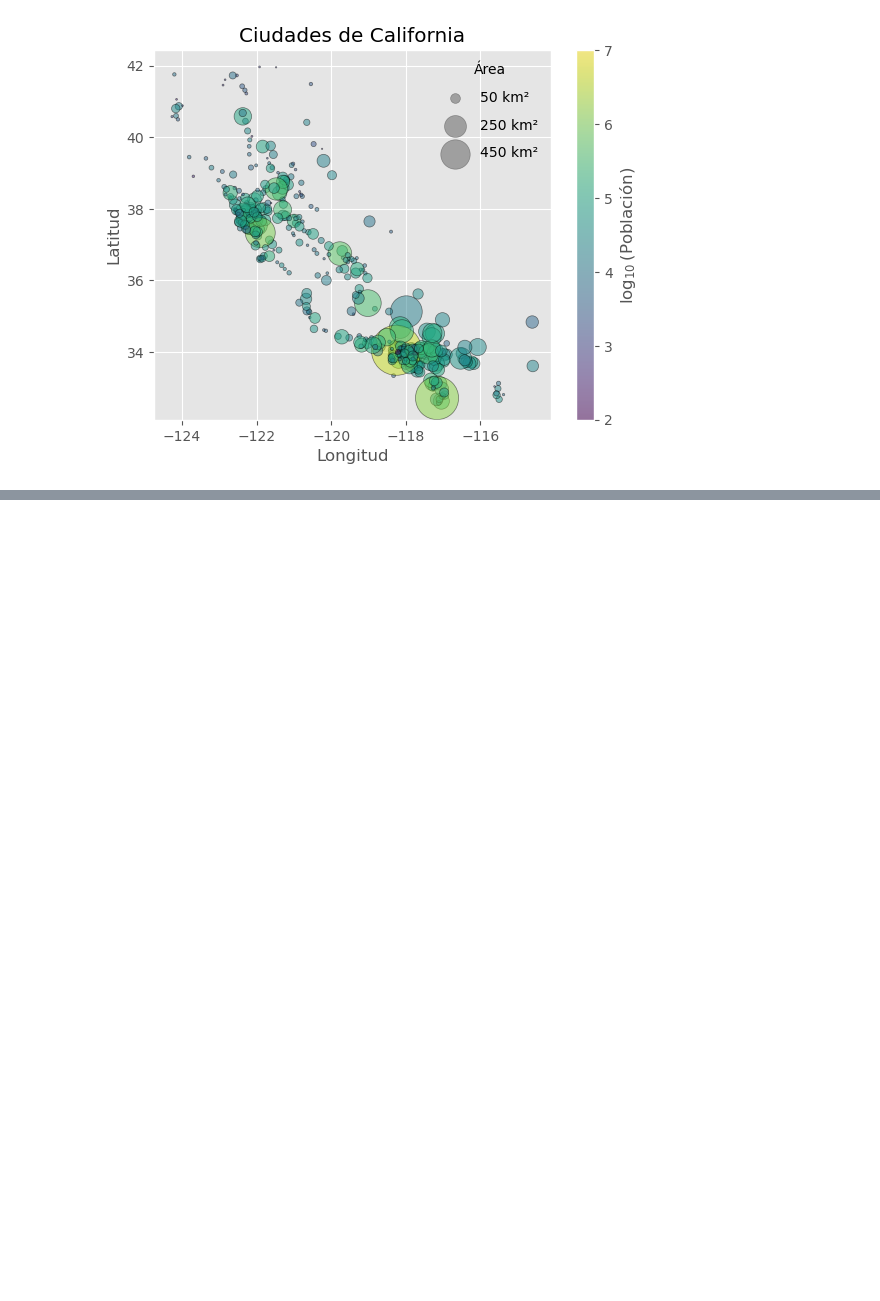
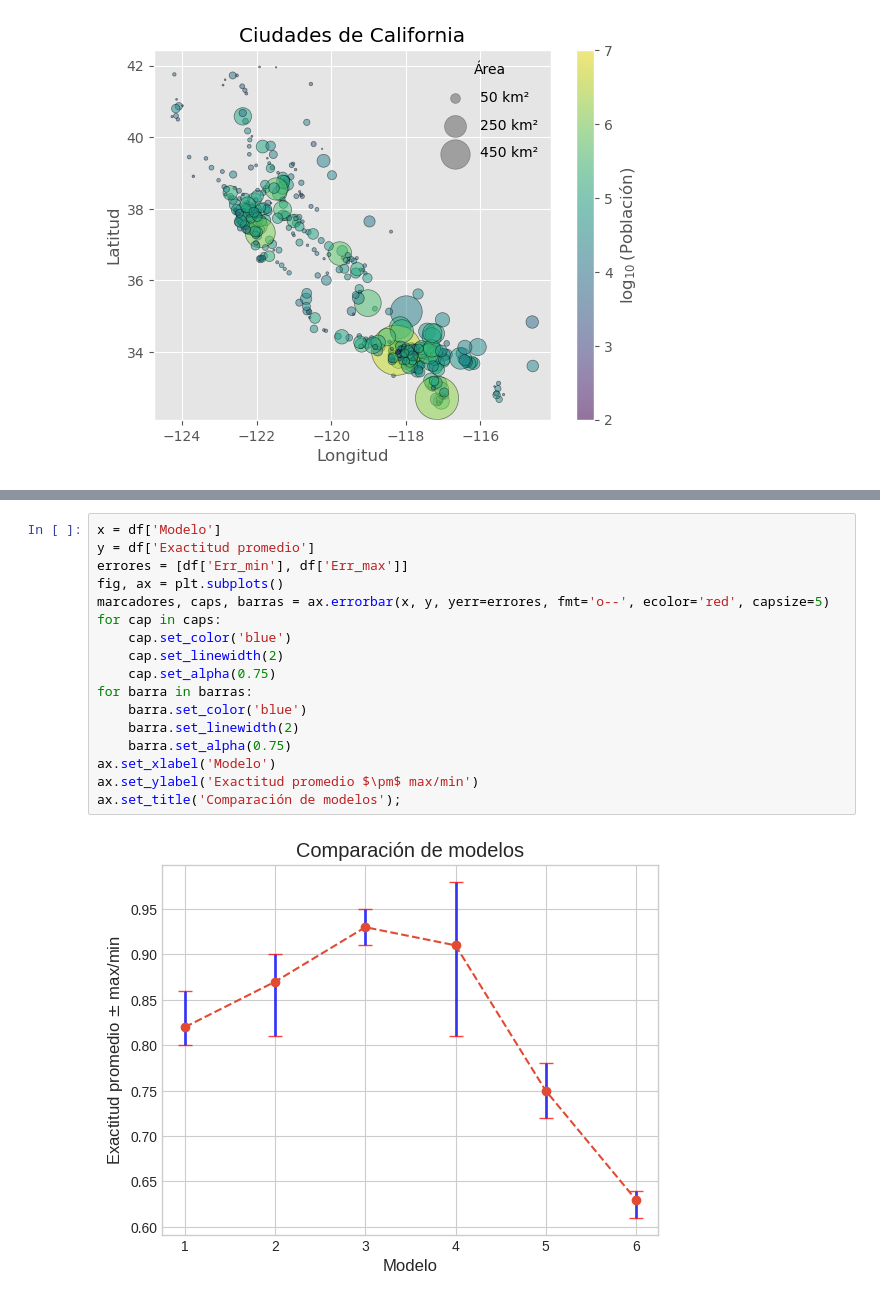
Before and after one commit to famartinezal/curso-geo, a Jupyter notebook: matplotlib.ipynb, the cells around one changed output, grey strips where cells are left out. Drawn from its saved outputs; the diff is of its cells as text; blank space fills up the shorter version.

```diff
--- a/matplotlib.ipynb
+++ b/matplotlib.ipynb
@@ -571,0 +603,19 @@ Text(0.5, 1.0, 'Ciudades de California')
+# %%
+x = df['Modelo']
+y = df['Exactitud promedio']
+errores = [df['Err_min'], df['Err_max']]
+fig, ax = plt.subplots()
+marcadores, caps, barras = ax.errorbar(x, y, yerr=errores, fmt='o--', ecolor='red', capsize=5)
+for cap in caps:
+    cap.set_color('blue')
+    cap.set_linewidth(2)
+    cap.set_alpha(0.75)
+for barra in barras:
+    barra.set_color('blue')
+    barra.set_linewidth(2)
+    barra.set_alpha(0.75)
+ax.set_xlabel('Modelo')
+ax.set_ylabel('Exactitud promedio $\pm$ max/min')
+ax.set_title('Comparación de modelos');
+# %% [output]
+[figure, added]
```
Also changed, not shown: parts of 8 cells of this notebook.
